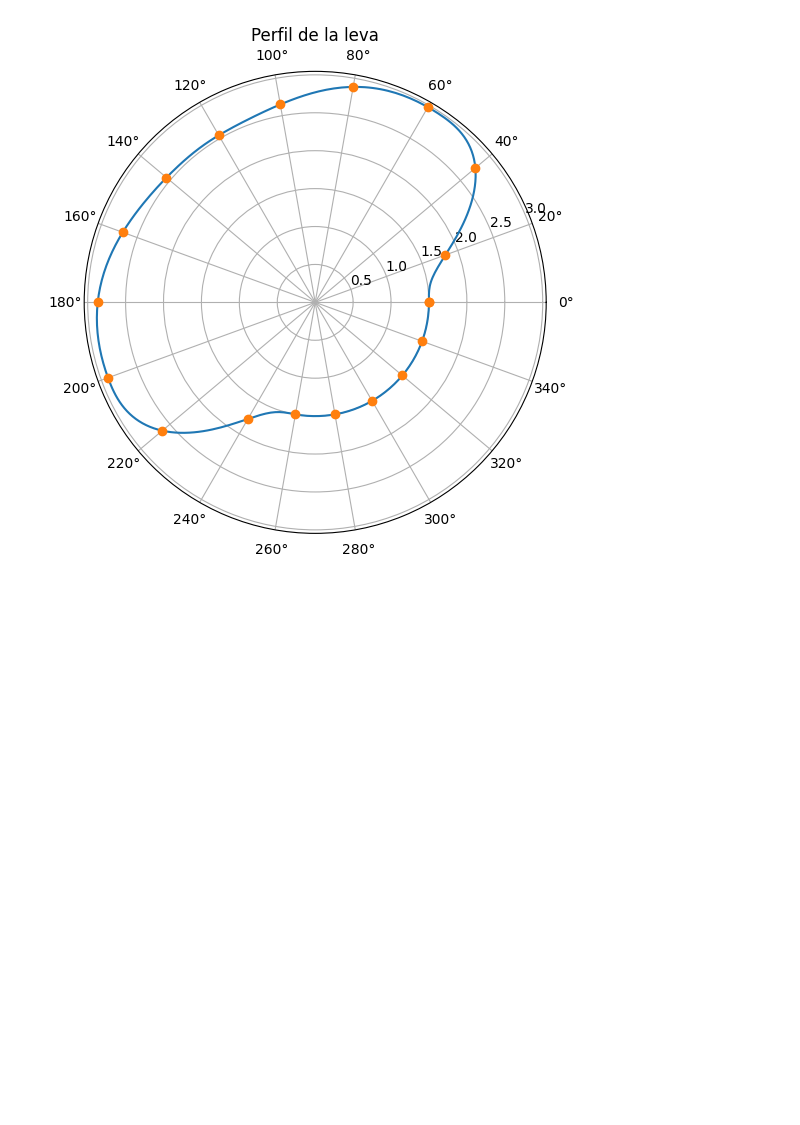
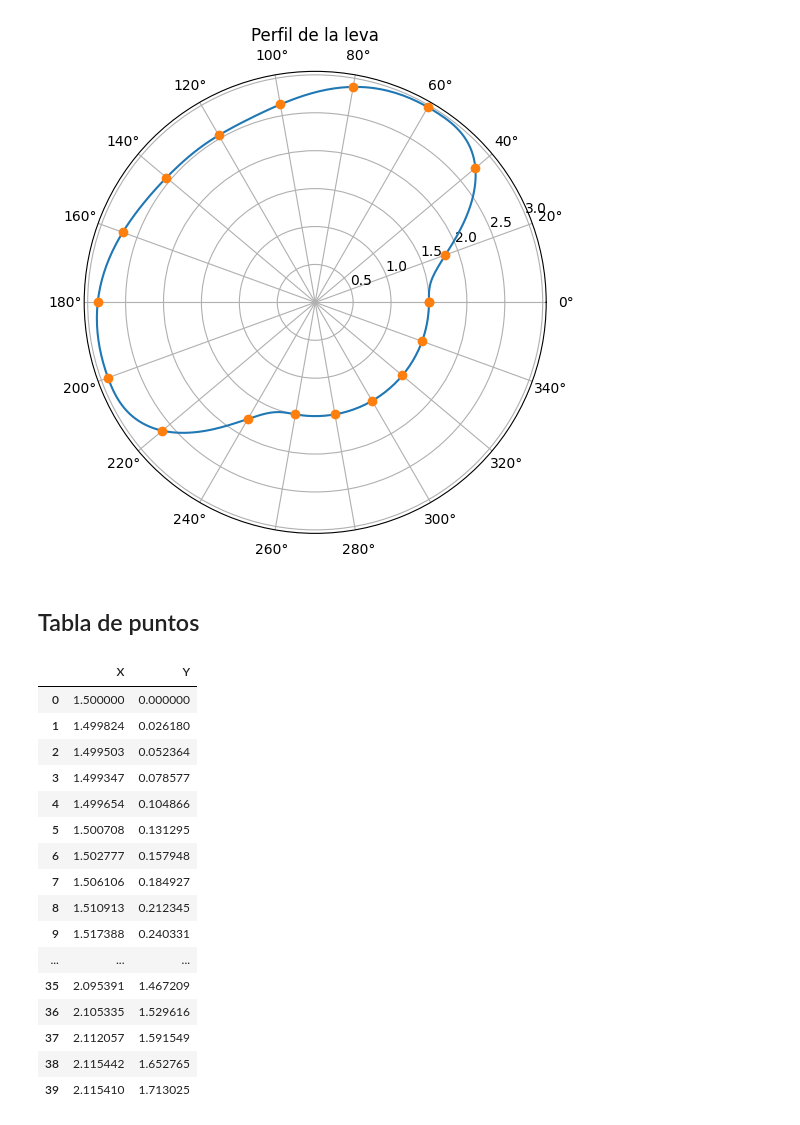
Before and after one commit to linares2ld/LevaMecanica-Graficas-y-Perfil, a Jupyter notebook: Plot_S.ipynb, the cells around one changed output. Cells and saved outputs as stored; diff of their text form; code cells hidden in the pictures; blank space fills up the shorter version.

```diff
--- a/Plot_S.ipynb
+++ b/Plot_S.ipynb
@@ -57,6 +57,9 @@ y = np.concatenate([y1, y2 + L2, y3 + L2, y4, y5]) + radio_leva
 plt.figure(figsize=(10, 4))
 
 plt.plot(x, y, color = '#FE9900', label = "Trayectoria del seguidor")
+
+theta = x
+radio = y
 
 x = np.linspace(0,360, 19)
 
@@ -164,3 +167,44 @@ plt.title('Perfil de la leva')
 plt.show()
 # %% [output]
 [figure]
+# %% [markdown]
+## Tabla de puntos
+# %%
+def RecCoor(radio,theta):
+    x = []
+    y = []
+    for t,r in zip(theta,radio):
+        aux = r*np.cos(np.radians(t))
+        x.append(aux)
+        aux = r*np.sin(np.radians(t))
+        y.append(aux)
+    return x,y
+# %%
+x_rec, y_rec = RecCoor(radio,theta)
+# %%
+dict = {'X':x_rec,
+        'Y':y_rec}
+df_MapaPuntos = pd.DataFrame(dict)
+
+# Realiza operaciones directamente con los resultados filtrados
+
+df_MapaPuntos
+df_MapaPuntos.head(40)
+# %% [output]
+|  | X | Y |
+| 0 | 1.500000 | 0.000000 |
+| 1 | 1.499824 | 0.026180 |
+| 2 | 1.499503 | 0.052364 |
+| 3 | 1.499347 | 0.078577 |
+| 4 | 1.499654 | 0.104866 |
+| 5 | 1.500708 | 0.131295 |
+| 6 | 1.502777 | 0.157948 |
+| 7 | 1.506106 | 0.184927 |
+| 8 | 1.510913 | 0.212345 |
+| 9 | 1.517388 | 0.240331 |
+| ... | ... | ... |
+| 35 | 2.095391 | 1.467209 |
+| 36 | 2.105335 | 1.529616 |
+| 37 | 2.112057 | 1.591549 |
+| 38 | 2.115442 | 1.652765 |
+| 39 | 2.115410 | 1.713025 |
```
Also changed, not shown: parts of 1 cell of this notebook, 1 other file.
